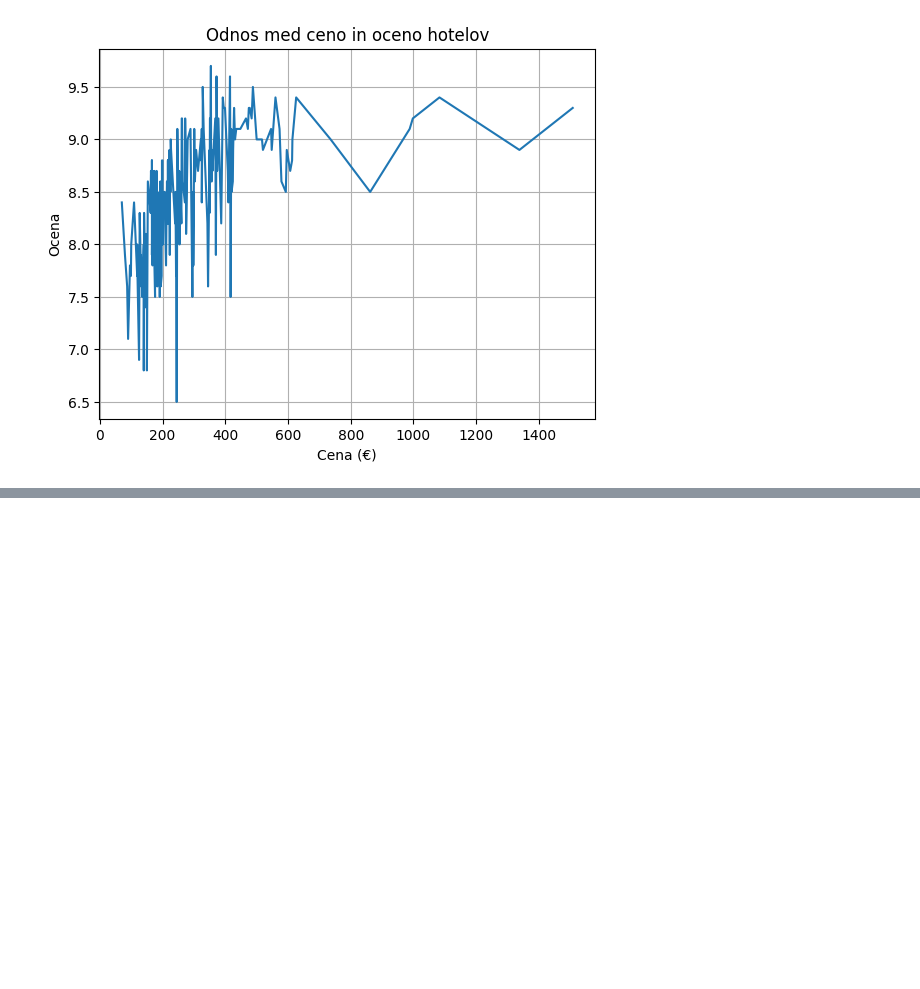
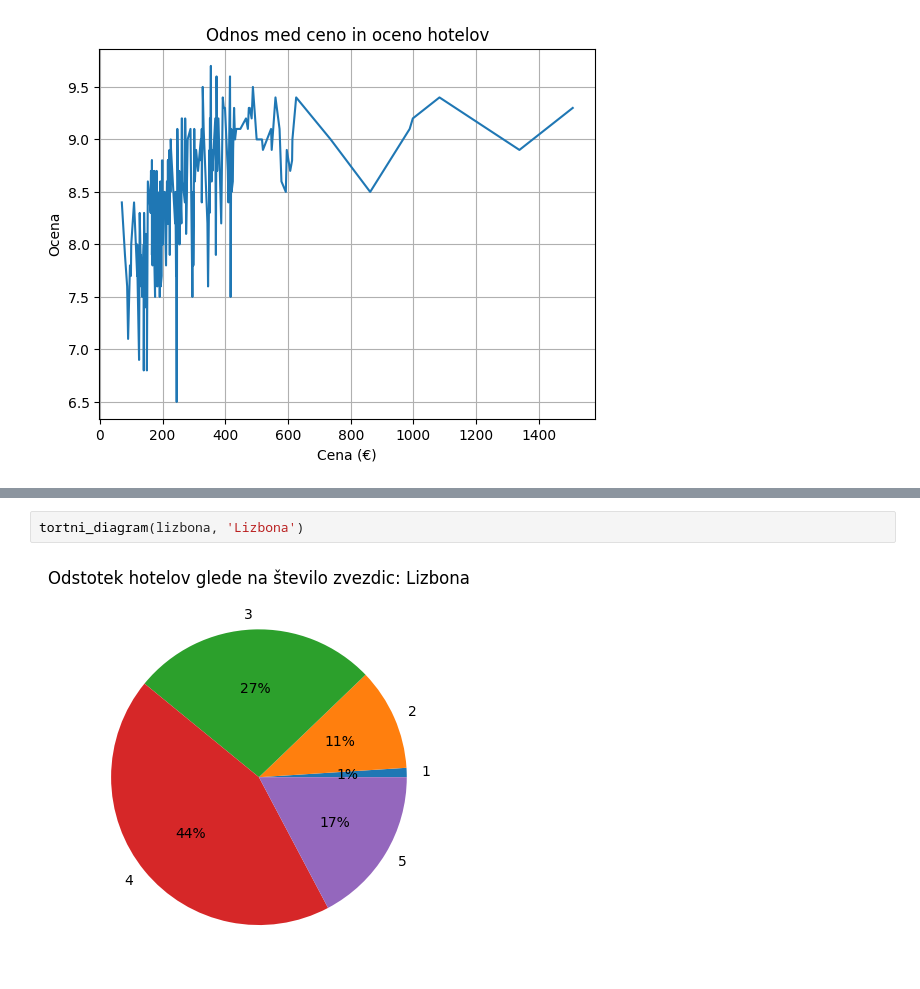
Before and after one commit to MiaCakarova/ProjektnaNaloga_AnalizaHotelovBooking, a Jupyter notebook: analiza_podatkov.ipynb, the cells around one changed output, grey strips where cells are left out. Saved outputs shown, nothing was run; the diff lists cells and outputs as text; blank space fills up the shorter version.

```diff
--- a/analiza_podatkov.ipynb
+++ b/analiza_podatkov.ipynb
@@ -259,0 +285,4 @@ Korelacijski koeficient znaša 0.5142611562700826, torej se v več primerih spla
+# %%
+tortni_diagram(lizbona, 'Lizbona')
+# %% [output]
+[figure, added]
```
Also changed, not shown: parts of 6 cells of this notebook.
